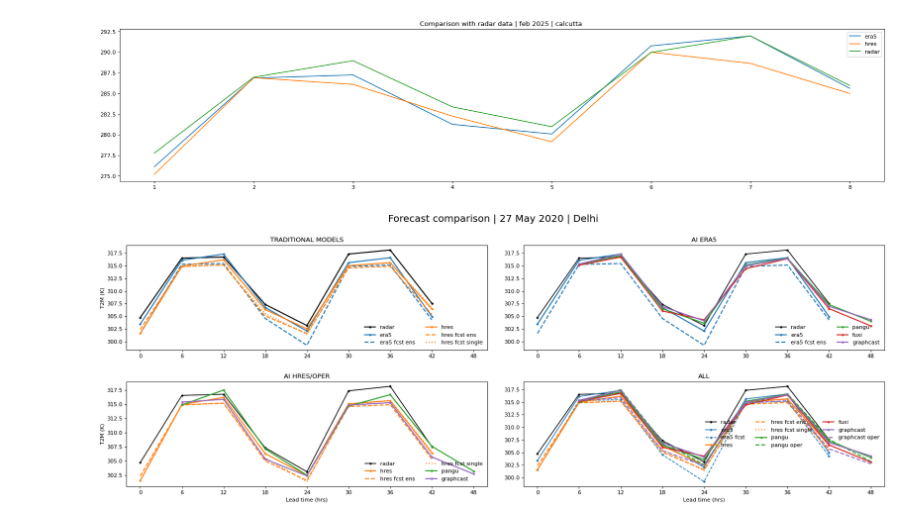
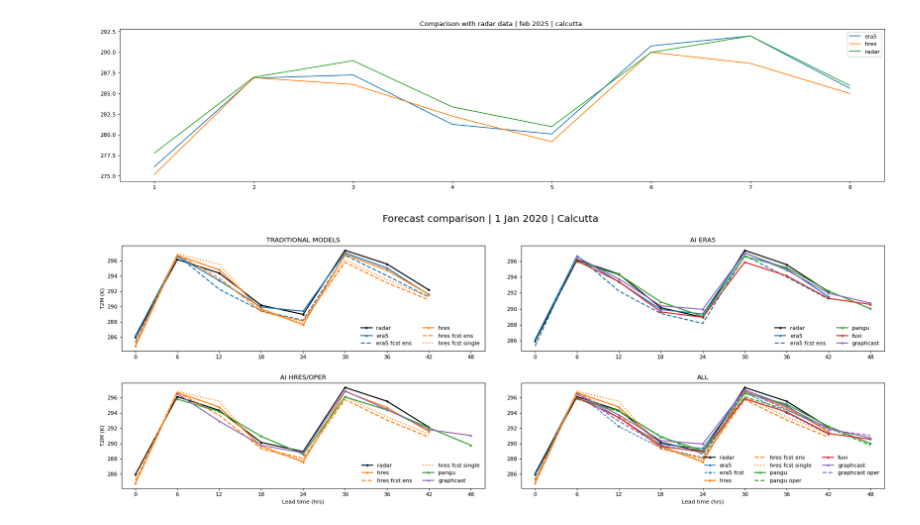
Before and after one commit to amangupta2/ai_weather, a Jupyter notebook: Comparing_WeatherBench_with_Meteostat_radars.ipynb, the cells around one changed output. Saved outputs shown, nothing was run; the diff lists cells and outputs as text; code cells hidden in the pictures.

```diff
--- a/Comparing_WeatherBench_with_Meteostat_radars.ipynb
+++ b/Comparing_WeatherBench_with_Meteostat_radars.ipynb
@@ -101,11 +101,12 @@ def ACC(pred, truth, lat):
 # %%
 # Load radar data
 
-#start = datetime(2020,1,1,0,0,0)
-#end   = datetime(2020,1,2,23,0,0)
+start = datetime(2020,1,1,0,0,0)
+end   = datetime(2020,1,5,23,0,0) # 2 to 5 for testing
+#end   = datetime(2020,1,6,5,0,0) # might need a 6 hour offset since forecasts from AI models begin at 6 hrs, not 0 hrs.
 
-start = datetime(2020,5,26,0,0,0)
-end   = datetime(2020,5,27,23,0,0)
+#start = datetime(2020,5,26,0,0,0)
+#end   = datetime(2020,5,27,23,0,0)
 
 # Bhadla solar park
 #bhadla = Point(27.5175957,71.9278131)
@@ -177,10 +178,10 @@ prediction_path_era5_forecast     = 'gs://weatherbench2/datasets/era5-forecasts/
 #prediction_path_sphericalcnn = ''gs://weatherbench2/datasets/sphericalcnn/2020-240x121_equiangular_with_poles.zarr''
 # %%
 # All datasets available at 6-hourly resolution
-#time1='2020-01-01T00:00:00.000000000'
-#time2='2020-01-02T18:00:00.000000000' # 02 to 05 for testing
-time1='2020-05-26T00:00:00.000000000'
-time2='2020-05-27T18:00:00.000000000' # 02 to 05 for testing
+time1='2020-01-01T00:00:00.000000000'
+time2='2020-01-05T18:00:00.000000000' # 02 to 05 for testing
+#time1='2020-05-26T00:00:00.000000000'
+#time2='2020-05-27T18:00:00.000000000' # 02 to 05 for testing
 
 
 ds_era5 = xr.open_zarr(
@@ -285,7 +275,7 @@ Coordinates:
 #data_fuxi
 
 p1=0
-p2=8 # 8
+p2=20 # 8
 
 lat1 = data_era5['latitude'].values
 lat2 = data_hres['latitude'].values
@@ -416,14 +406,14 @@ t.shape
 
 fig=plt.figure(figsize=(25, 8), dpi= 80, facecolor='w', edgecolor='k')
 
-#fig.suptitle('Forecast comparison | 1 Jan 2020 | Calcutta', size=18)
-fig.suptitle('Forecast comparison | 27 May 2020 | Delhi', size=18)
+fig.suptitle('Forecast comparison | 1 Jan 2020 | Calcutta', size=18)
+#fig.suptitle('Forecast comparison | 27 May 2020 | Delhi', size=18)
 
 plt.subplot(221)
 
-plt.plot(t[0:-1],delhi_data['temp'][::6].values + 273.15, '.-', color='k', linewidth=lw, label='radar')
+#plt.plot(t[0:-1],delhi_data['temp'][::6].values + 273.15, '.-', color='k', linewidth=lw, label='radar')
 #plt.plot(t[0:-1],madras_data['temp'][::6].values + 273.15, '.-', color='k', linewidth=lw, label='radar')
-#plt.plot(t[0:-1],calcutta_data['temp'][::6].values + 273.15, '.-', color='k', linewidth=lw, label='radar')
+plt.plot(t[0:-1],calcutta_data['temp'][::6].values + 273.15, '.-', color='k', linewidth=lw, label='radar')
 
 plt.plot(t[0:-1], delhi_era5, '.-', linewidth=lw, color='C0', label='era5')
 plt.plot(t[:-1], delhi_era5_fcst, '--', linewidth=lw, color='C0', label='era5 fcst ens')
@@ -441,9 +431,9 @@ plt.xticks(np.arange(0,54,6))
 
 plt.subplot(222)
 
-plt.plot(t[0:-1],delhi_data['temp'][::6].values + 273.15, '.-', color='k', label='radar')
+#plt.plot(t[0:-1],delhi_data['temp'][::6].values + 273.15, '.-', color='k', label='radar')
 #plt.plot(t[0:-1],madras_data['temp'][::6].values + 273.15, '.-', color='k', linewidth=lw, label='radar')
-#plt.plot(t[0:-1],calcutta_data['temp'][::6].values + 273.15, '.-', color='k', linewidth=lw, label='radar')
+plt.plot(t[0:-1],calcutta_data['temp'][::6].values + 273.15, '.-', color='k', linewidth=lw, label='radar')
 
 plt.plot(t[0:-1], delhi_era5, '.-', linewidth=lw, color='C0', label='era5')
 plt.plot(t[:-1], delhi_era5_fcst, '--', color='C0', linewidth=lw, label='era5 fcst ens')
@@ -461,9 +451,9 @@ plt.xticks(np.arange(0,54,6))
 
 plt.subplot(223)
 
-plt.plot(t[0:-1],delhi_data['temp'][::6].values + 273.15, '.-', color='k', label='radar')
+#plt.plot(t[0:-1],delhi_data['temp'][::6].values + 273.15, '.-', color='k', label='radar')
 #plt.plot(t[0:-1],madras_data['temp'][::6].values + 273.15, '.-', color='k', linewidth=lw, label='radar')
-#plt.plot(t[0:-1],calcutta_data['temp'][::6].values + 273.15, '.-', color='k', linewidth=lw, label='radar')
+plt.plot(t[0:-1],calcutta_data['temp'][::6].values + 273.15, '.-', color='k', linewidth=lw, label='radar')
 
 plt.plot(t[:-1], delhi_hres, '.-', color='C1', linewidth=lw, label='hres')
 plt.plot(t[:-1], delhi_hresens_fcst, '--', color='C1', linewidth=lw, label='hres fcst ens')
@@ -484,35 +474,35 @@ plt.xticks(np.arange(0,54,6))
 
 plt.subplot(224)
 
-plt.plot(t[0:-1],delhi_data['temp'][::6].values + 273.15, '.-', color='k', label='radar')
+#plt.plot(t[0:-1],delhi_data['temp'][::6].values + 273.15, '.-', color='k', label='radar')
 #plt.plot(t[0:-1],madras_data['temp'][::6].values + 273.15, '.-', color='k', linewidth=lw, label='radar')
-#plt.plot(t[0:-1],calcutta_data['temp'][::6].values + 273.15, '.-', color='k', linewidth=lw, label='radar')
+plt.plot(t[0:-1],calcutta_data['temp'][::6].values + 273.15, '.-', color='k', linewidth=lw, label='radar')
 
 plt.plot(t[0:-1], delhi_era5, '.-', color='C0', label='era5')
 plt.plot(t[:-1], delhi_era5_fcst, '.--', color='C0', label='era5 fcst')
 
 plt.plot(t[:-1], delhi_hres, '.-', color='C1', linewidth=lw, label='hres')
 plt.plot(t[:-1], delhi_hresens_fcst, '--', color='C1', linewidth=lw, label='hres fcst ens')
 plt.plot(t[:-1], delhi_hres_fcst, ':', color='C1', linewidth=lw, label='hres fcst single')
 
 
 plt.plot(t[1:], delhi_pangu, '.-', color='C2', linewidth=lw, label='pangu')
 plt.plot(t[1:], delhi_panguoper, '--', color='C2', linewidth=lw, label='pangu oper')
 plt.plot(t[1:], delhi_fuxi, '.-', color='C3', linewidth=lw, label='fuxi')
 plt.plot(t[1:], delhi_graphcast, '.-', color='C4', linewidth=lw, label='graphcast')
 plt.plot(t[1:], delhi_graphcastoper, '--', color='C4', linewidth=lw, label='graphcast oper')
 
 plt.xlabel('Lead time (hrs)')
 
 
 plt.legend(frameon=False, ncol=3)
 plt.title('ALL')
 plt.xlim(-2,50)
 plt.xticks(np.arange(0,54,6))
 
 plt.subplots_adjust(hspace=0.3, wspace=0.1)
 
-plt.savefig('drive/MyDrive/makdi/t2m_comparison_singleday_delhi.png', bbox_inches='tight')
+plt.savefig('drive/MyDrive/makdi/t2m_comparison_singleday_calcutta.png', bbox_inches='tight')
 #plt.savefig('drive/MyDrive/makdi/t2m_comparison_singleday_delhi_may.png', bbox_inches='tight')
 # %% [output]
-[figure, old version]
+[figure, new version]
```
Also changed, not shown: parts of 2 cells of this notebook.
